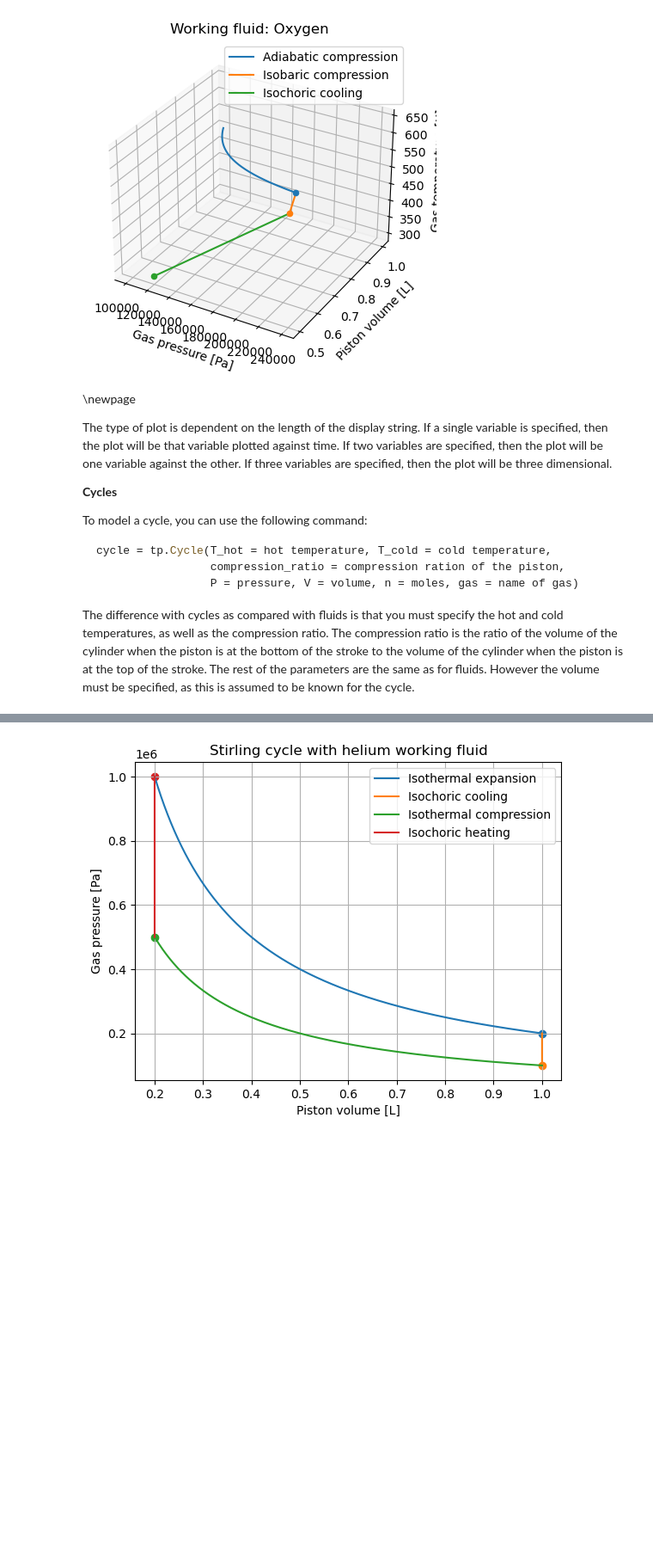
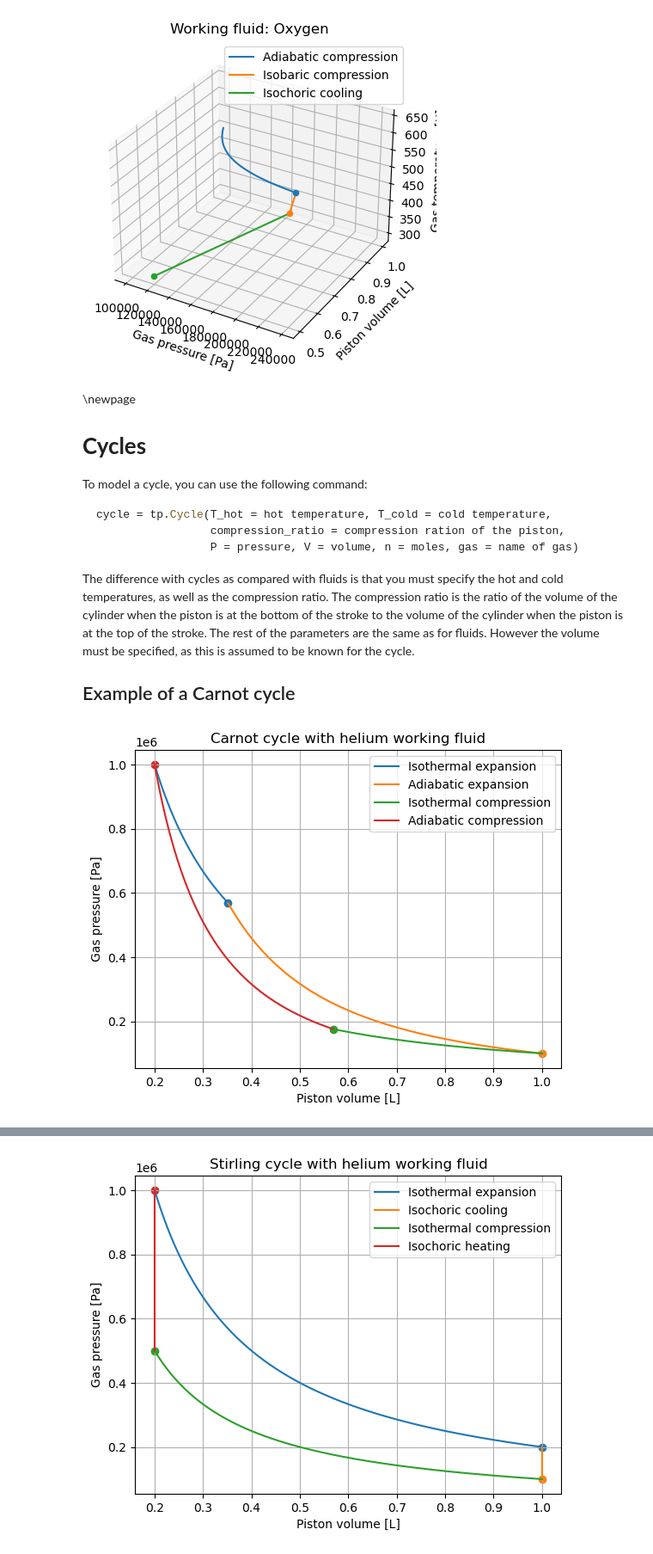
Before and after one commit to Tycho887/TermoPy, a Jupyter notebook: introduction.ipynb, the cells around one changed output, grey strips where cells are left out. Shown: that part at 86% size. Drawn from its saved outputs; the diff is of its cells as text; code cells hidden in the pictures; blank space fills up the shorter version.

````diff
--- a/documentation_V2.ipynb
+++ b/introduction.ipynb
@@ -169,9 +173,7 @@ tp.show()
 # %% [markdown]
 \newpage
 
-The type of plot is dependent on the length of the display string. If a single variable is specified, then the plot will be that variable plotted against time. If two variables are specified, then the plot will be one variable against the other. If three variables are specified, then the plot will be three dimensional.
-
-**Cycles**
+# **Cycles**
 
 To model a cycle, you can use the following command:
 
@@ -181,3 +183,12 @@ cycle = tp.Cycle(T_hot = hot temperature, T_cold = cold temperature,
                  P = pressure, V = volume, n = moles, gas = name of gas)
 ```
 The difference with cycles as compared with fluids is that you must specify the hot and cold temperatures, as well as the compression ratio. The compression ratio is the ratio of the volume of the cylinder when the piston is at the bottom of the stroke to the volume of the cylinder when the piston is at the top of the stroke. The rest of the parameters are the same as for fluids. However the volume must be specified, as this is assumed to be known for the cycle.
+
+## Example of a Carnot cycle
+# %%
+carnot = tp.Carnot(T_cold=300, T_hot=600, compression_ratio=5,V=1e-3, P=1e6, gas='Helium')
+
+tp.plot(carnot, display='VP')
+tp.show()
+# %% [output]
+[figure, added]
````
Also changed, not shown: parts of 7 cells of this notebook, 6 other files.
